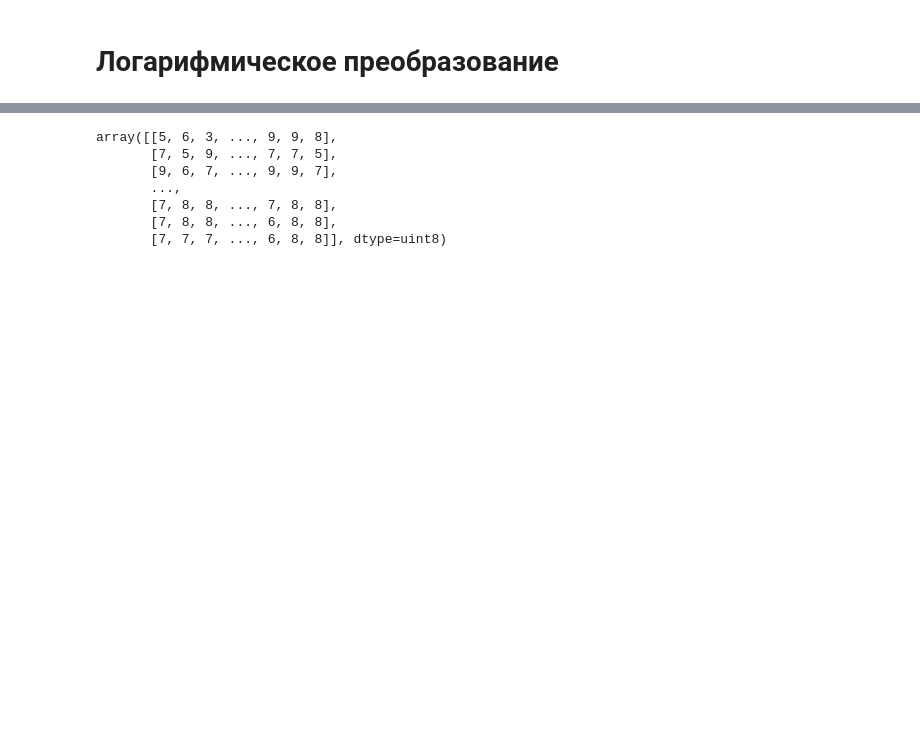
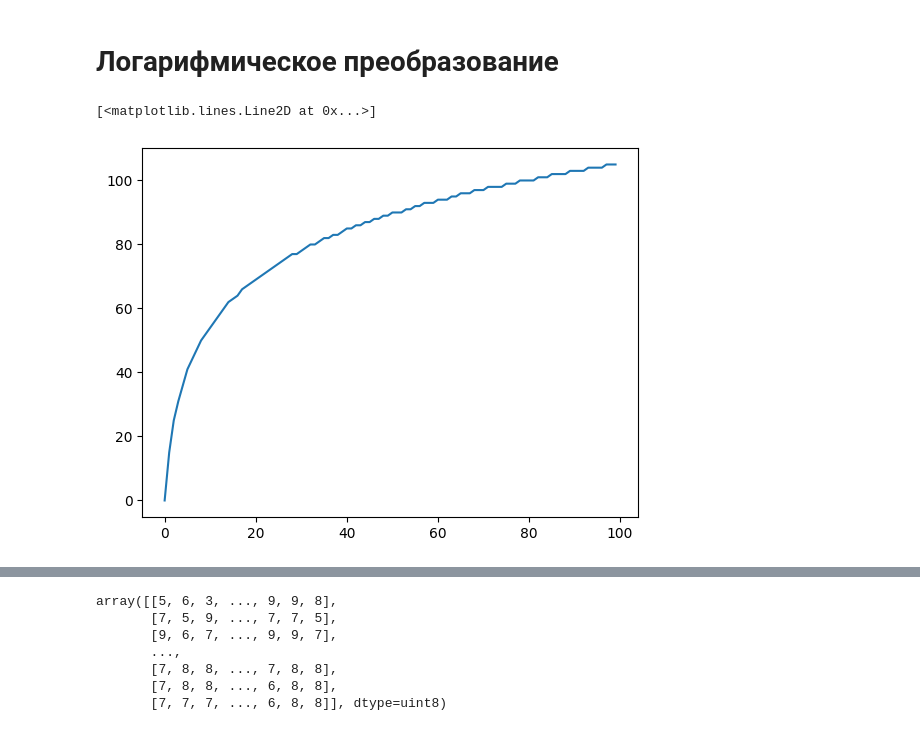
Before and after one commit to GongniR/Mag_2_semester, a Jupyter notebook: ImageProcessing/PW_2/PW_2.ipynb, the cells around one changed output, grey strips where cells are left out. Cells and saved outputs as stored; diff of their text form; code cells hidden in the pictures; blank space fills up the shorter version.

```diff
--- a/ImageProcessing/PW_2/PW_2.ipynb
+++ b/ImageProcessing/PW_2/PW_2.ipynb
@@ -79,14 +79,15 @@ plt.show()
 # %% [markdown]
 # Логарифмическое преобразование
 # %%
-# s = c * log(1+r)
-
 def get_log(r_, c):
     r = r_.copy()
-# Формула лог. преобразования
-    _max = np.max(r)
-    _log_max = np.log(1 + _max)
-    s = c * (np.log(1 + r)/_log_max)
-
-    s = np.array(s,dtype=np.uint8)
+    r[r==255]=254 # делаем такое преобразование, чтобы 0 не попал под логарифм
+    s=np.asarray(c*np.log(1+r)/np.log(255),dtype=np.uint8)
     return s
+# %%
+x = np.arange(0,100)
+y = get_log(x, 127)
+plt.plot(x,y)
+# %% [output]
+[<matplotlib.lines.Line2D at 0x...>]
+[figure, added]
```
Also changed, not shown: parts of 11 cells of this notebook, 5 other files.
